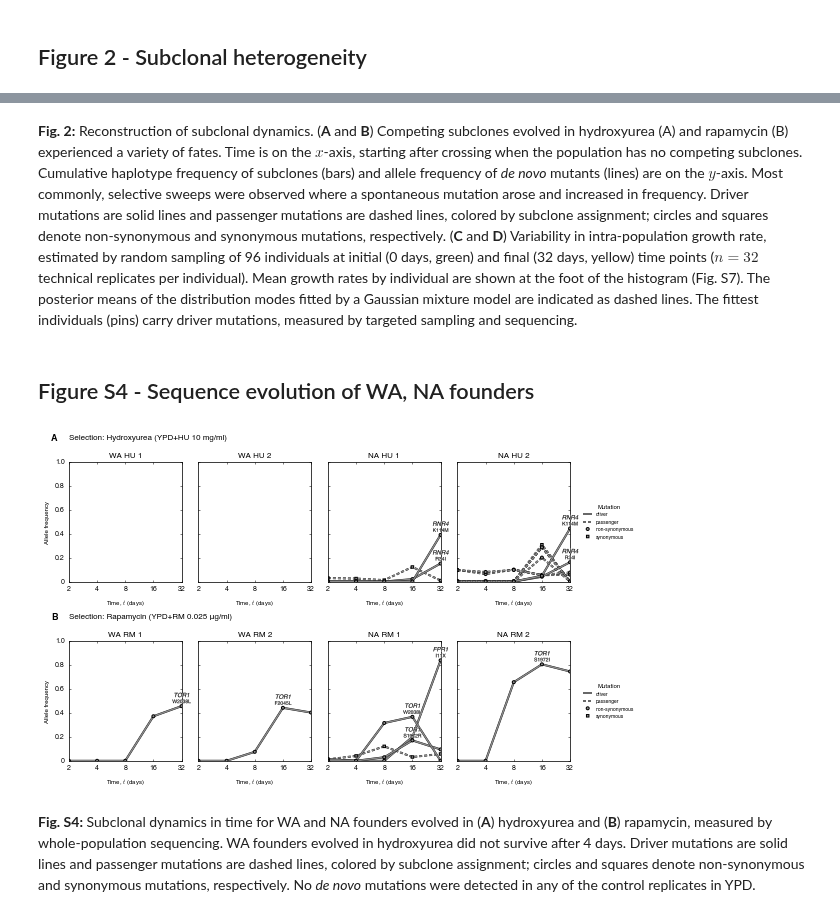
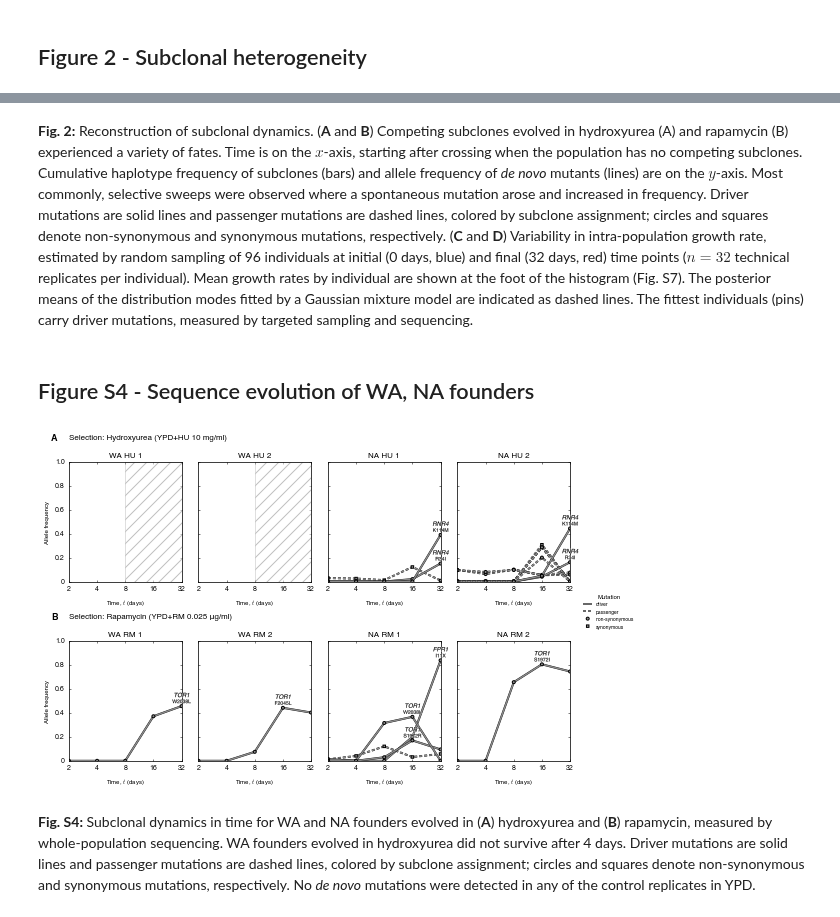
Before and after one commit to ivazquez/clonal-heterogeneity, a Jupyter notebook: src/figure2.ipynb, the cells around one changed output, grey strips where cells are left out. Cells and saved outputs as stored; diff of their text form; code cells hidden in the pictures.

Commit message:
Fixed tin axes in Supp. Fig. for subclonal dynamics and cleaned up iPython notebook

```diff
--- a/src/figure2.ipynb
+++ b/src/figure2.ipynb
@@ -331,7 +309,7 @@ for (ii, env) in enumerate(['HU','RM']):
                              xy = (label[param]['mean'], 0.2), xycoords=('data','axes fraction'),
                              xytext = (0, 8), textcoords = 'offset points',
                              ha = 'center', va = 'top',
-                             fontsize = 6, style = 'italic',
+                             fontsize = 6, #style = 'italic',
                              path_effects=[PathEffects.withStroke(linewidth=0.5, foreground="w")])
 
     # set axes labels
@@ -374,9 +352,9 @@ for (ii, env) in enumerate(['HU','RM']):
         plt.setp(leg.get_title(),fontsize=6)
 
     # set panel labels
-    axes[0][0].text(-0.22, 1.1,  chr(ii + ord('A')), transform=axes[0][0].transAxes,
+    axes[0][0].text(-0.24, 1.1,  chr(ii + ord('A')), transform=axes[0][0].transAxes,
                     fontsize=9, fontweight='bold', va='top', ha='right')
-    axes[1][0].text(-0.22, 1.1,  chr(ii + ord('C')), transform=axes[1][0].transAxes,
+    axes[1][0].text(-0.24, 1.1,  chr(ii + ord('C')), transform=axes[1][0].transAxes,
                     fontsize=9, fontweight='bold', va='top', ha='right')
 
     # axes limits
@@ -418,5 +384,5 @@ See the caveats in the documentation: http://pandas.pydata.org/pandas-docs/stabl
 # %% [markdown]
-**Fig. 2:** Reconstruction of subclonal dynamics. (**A** and **B**) Competing subclones evolved in hydroxyurea (A) and rapamycin (B) experienced a variety of fates. Time is on the $x$-axis, starting after crossing when the population has no competing subclones. Cumulative haplotype frequency of subclones (bars) and allele frequency of *de novo* mutants (lines) are on the $y$-axis. Most commonly, selective sweeps were observed where a spontaneous mutation arose and increased in frequency. Driver mutations are solid lines and passenger mutations are dashed lines, colored by subclone assignment; circles and squares denote non-synonymous and synonymous mutations, respectively. (**C** and **D**) Variability in intra-population growth rate, estimated by random sampling of 96 individuals at initial (0 days, green) and final (32 days, yellow) time points ($n = 32$ technical replicates per individual). Mean growth rates by individual are shown at the foot of the histogram (Fig. S7). The posterior means of the distribution modes fitted by a Gaussian mixture model are indicated as dashed lines. The fittest individuals (pins) carry driver mutations, measured by targeted sampling and sequencing.
+**Fig. 2:** Reconstruction of subclonal dynamics. (**A** and **B**) Competing subclones evolved in hydroxyurea (A) and rapamycin (B) experienced a variety of fates. Time is on the $x$-axis, starting after crossing when the population has no competing subclones. Cumulative haplotype frequency of subclones (bars) and allele frequency of *de novo* mutants (lines) are on the $y$-axis. Most commonly, selective sweeps were observed where a spontaneous mutation arose and increased in frequency. Driver mutations are solid lines and passenger mutations are dashed lines, colored by subclone assignment; circles and squares denote non-synonymous and synonymous mutations, respectively. (**C** and **D**) Variability in intra-population growth rate, estimated by random sampling of 96 individuals at initial (0 days, blue) and final (32 days, red) time points ($n = 32$ technical replicates per individual). Mean growth rates by individual are shown at the foot of the histogram (Fig. S7). The posterior means of the distribution modes fitted by a Gaussian mixture model are indicated as dashed lines. The fittest individuals (pins) carry driver mutations, measured by targeted sampling and sequencing.
 # %% [markdown]
 ## Figure S4 - Sequence evolution of WA, NA founders
 # %%
@@ -473,7 +439,8 @@ for (ii, e) in enumerate(['HU','RM']):
             ax.set_yticklabels([])
         ax.set_xlabel(r'Time, $t$ (days)')
 
-        if (e,p) in [('HU','NA_HU_2'),('RM','NA_RM_2')]:
+        # set legend
+        if (e,p) in [('HU','NA_HU_2')]:
             driver_artist = lines.Line2D((0,1),(0,0), color=config.lineages['bulk']['fill'],
                                          **config.mutation_type['driver'])
             passenger_artist = lines.Line2D((0,1),(0,0), color=config.lineages['bulk']['fill'],
@@ -486,15 +453,17 @@ for (ii, e) in enumerate(['HU','RM']):
                                       **config.consequence_short['synonymous'])
             leg1 = ax.legend([driver_artist,passenger_artist,nonsyn_artist,syn_artist],
                              ['driver','passenger','non-synonymous','synonymous'],
-                             bbox_to_anchor=(1.1, 0.5), ncol=1,
+                             bbox_to_anchor=(1.1, -0.25), ncol=1,
                              frameon=False, loc='center left',
                              borderaxespad=0, handlelength=1.75,
                              title='Mutation', prop={'size':5})
             plt.setp(leg1.get_title(),fontsize=6)
 
+        # set empty panels
         if (e,p) in groups_dn.groups.keys():
             gdn = groups_dn.get_group((e,p))
         else:
+            ax.axvspan(8, 32, facecolor='w', edgecolor='0.5', alpha=0.5, hatch='//')
             continue
 
         for (gene, cds_pos, sub, protein_pos, amino_acids, consequence), gdx in \
@@ -523,34 +492,34 @@ for (ii, e) in enumerate(['HU','RM']):
                             textcoords='offset points', xytext=(0, 7), ha = 'center', va = 'top',
                             path_effects=[PathEffects.withStroke(linewidth=0.4, foreground="w")], zorder=3)
 
 # axes limits
 for ax in fig.get_axes():
 
     # set scales
     ax.set_xlim(2, 32)
     ax.set_ylim(0, 1)
 
     ax.xaxis.label.set_size(6)
     ax.yaxis.label.set_size(6)
     ax.tick_params(axis='both', which='major', size=2, labelsize=6)
     ax.tick_params(axis='both', which='minor', size=0, labelsize=0)
 
     ax.set_xscale('log', base=2)
     ax.set_xticks([2, 4, 8, 16, 32])
     ax.xaxis.set_major_formatter(ScalarFormatter())
     ax.yaxis.set_major_locator(MaxNLocator(nbins=5))
 
     plt.setp(ax.get_xticklabels(), fontsize=7)
     plt.setp(ax.get_yticklabels(), fontsize=7)
 
     for loc in ['top','bottom','left','right']:
         ax.spines[loc].set_linewidth(0.75)
 
 fig.savefig(dir_supp+'figures/supp_figure_seq_subclonal_dynamics/supp_figure_seq_subclonal_dynamics_parents.png', dpi=300, bbox_inches='tight')
 fig.savefig(dir_supp+'figures/supp_figure_seq_subclonal_dynamics/supp_figure_seq_subclonal_dynamics_parents.svg', dpi=300, bbox_inches='tight')
 plt.show()
 # %% [output]
-[figure, old version]
+[figure, new version]
 # %% [markdown]
 **Fig. S4:** Subclonal dynamics in time for WA and NA founders evolved in (**A**) hydroxyurea and (**B**) rapamycin, measured by whole-population sequencing. WA founders evolved in hydroxyurea did not survive after 4 days. Driver mutations are solid lines and passenger mutations are dashed lines, colored by subclone assignment; circles and squares denote non-synonymous and synonymous mutations, respectively. No *de novo* mutations were detected in any of the control replicates in YPD.
 # %% [markdown]
```
Also changed, not shown: parts of 8 cells of this notebook, 11 other files.
